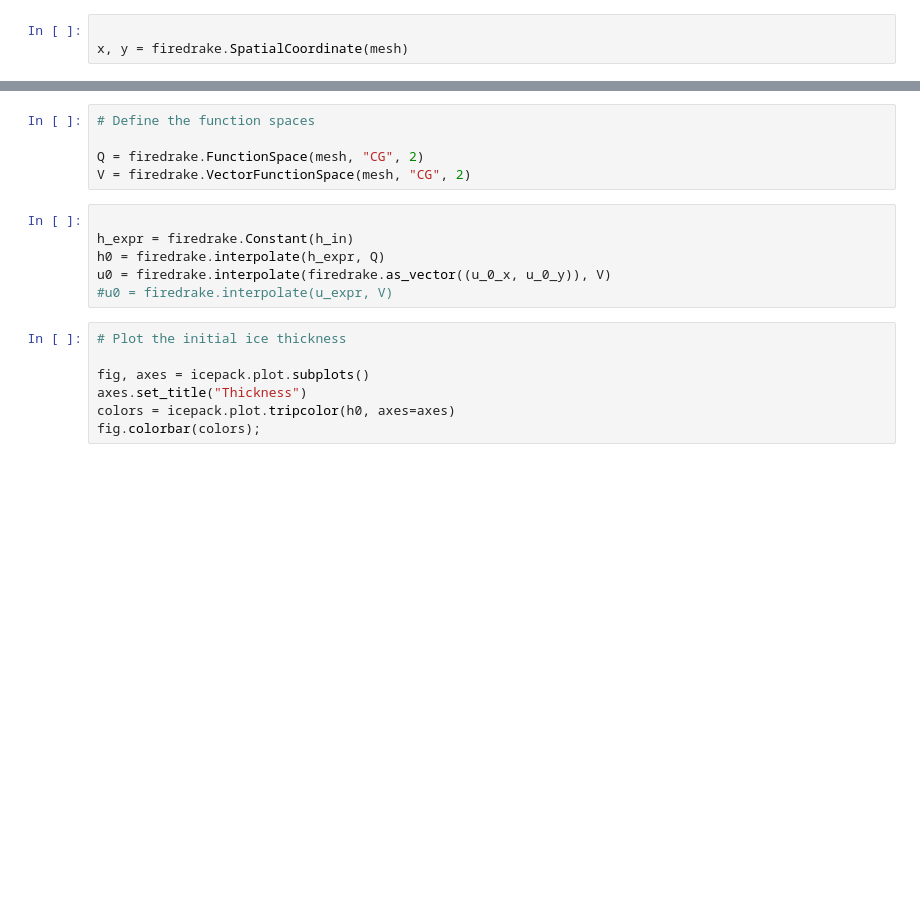
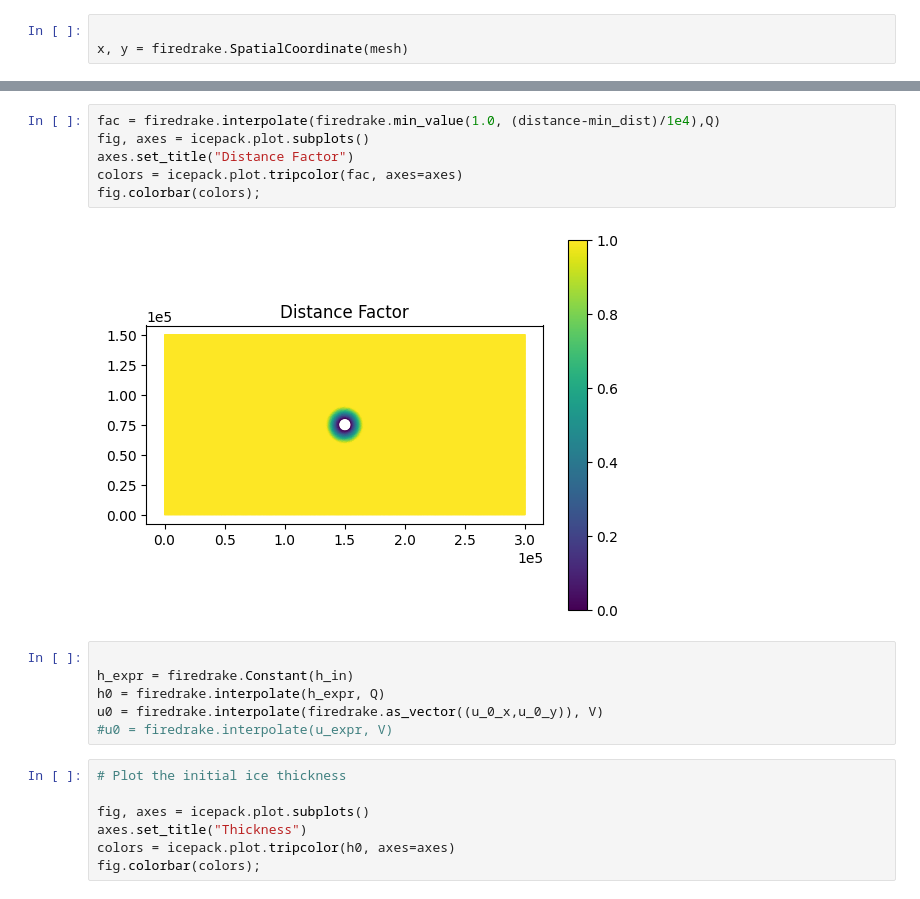
Before and after one commit to henryclara/ButtressingProject, a Jupyter notebook: SSA_Model/IceShelfButtressingSimulations.ipynb, the cells around one changed output, grey strips where cells are left out. Cells and saved outputs as stored; diff of their text form; blank space fills up the shorter version.

```diff
--- a/SSA_Model/IceShelfButtressingSimulations.ipynb
+++ b/SSA_Model/IceShelfButtressingSimulations.ipynb
@@ -40,13 +55,16 @@ u_0_y = - u_in / (1.0 + exp(-0.0005*(y-25000.0))) + u_in
-# %%
-# Define the function spaces
-
-Q = firedrake.FunctionSpace(mesh, "CG", 2)
-V = firedrake.VectorFunctionSpace(mesh, "CG", 2)
+# %%
+fac = firedrake.interpolate(firedrake.min_value(1.0, (distance-min_dist)/1e4),Q)
+fig, axes = icepack.plot.subplots()
+axes.set_title("Distance Factor")
+colors = icepack.plot.tripcolor(fac, axes=axes)
+fig.colorbar(colors);
+# %% [output]
+[figure, added]
 # %%
 
 h_expr = firedrake.Constant(h_in)
 h0 = firedrake.interpolate(h_expr, Q)
-u0 = firedrake.interpolate(firedrake.as_vector((u_0_x, u_0_y)), V)
+u0 = firedrake.interpolate(firedrake.as_vector((u_0_x,u_0_y)), V)
 #u0 = firedrake.interpolate(u_expr, V)
 # %%
 # Plot the initial ice thickness
```
Also changed, not shown: parts of 15 cells of this notebook.
